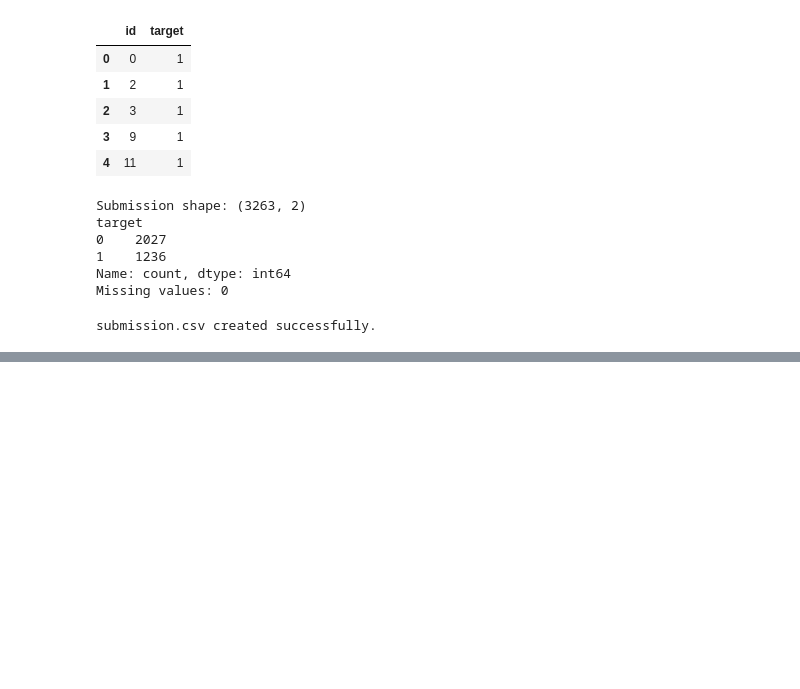
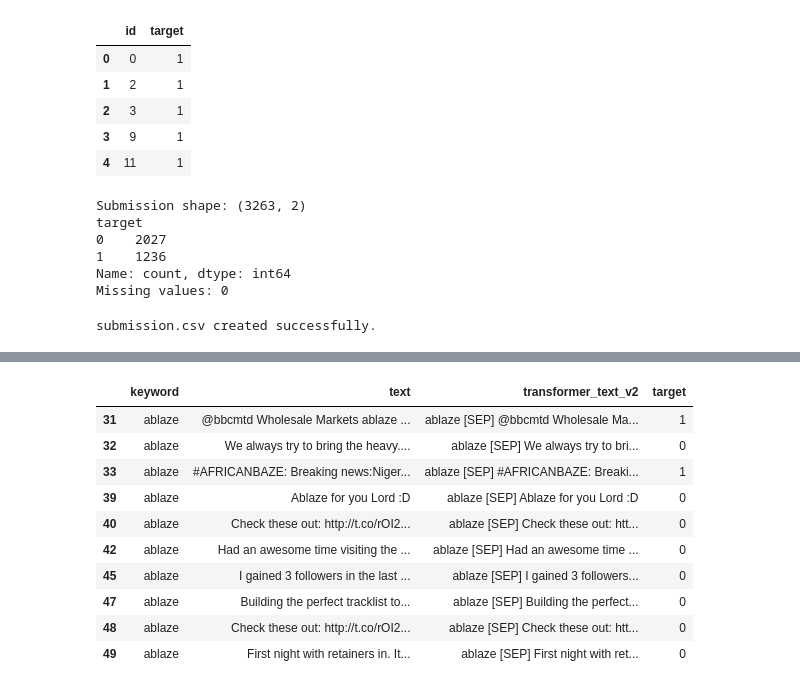
Before and after one commit to Kaviya-Balamurugan/disaster-tweets-nlp, a Jupyter notebook: notebooks/distilbert_disaster_tweets.ipynb, the cells around one changed output, grey strips where cells are left out. Saved outputs shown, nothing was run; the diff lists cells and outputs as text; code cells hidden in the pictures; blank space fills up the shorter version.

```diff
--- a/notebooks/distilbert_disaster_tweets.ipynb
+++ b/notebooks/distilbert_disaster_tweets.ipynb
@@ -769,0 +841,17 @@ submission.csv created successfully.
+# %%
+train_data.loc[
+    train_data["keyword"].notna(),
+    ["keyword", "text", "transformer_text_v2", "target"]
+].head(10)
+# %% [output]
+|  | keyword | text | transformer_text_v2 | target |
+| 31 | ablaze | @bbcmtd Wholesale Markets ablaze ... | ablaze [SEP] @bbcmtd Wholesale Ma... | 1 |
+| 32 | ablaze | We always try to bring the heavy.... | ablaze [SEP] We always try to bri... | 0 |
+| 33 | ablaze | #AFRICANBAZE: Breaking news:Niger... | ablaze [SEP] #AFRICANBAZE: Breaki... | 1 |
+| 39 | ablaze | Ablaze for you Lord :D | ablaze [SEP] Ablaze for you Lord :D | 0 |
+| 40 | ablaze | Check these out: http://t.co/rOI2... | ablaze [SEP] Check these out: htt... | 0 |
+| 42 | ablaze | Had an awesome time visiting the ... | ablaze [SEP] Had an awesome time ... | 0 |
+| 45 | ablaze | I gained 3 followers in the last ... | ablaze [SEP] I gained 3 followers... | 0 |
+| 47 | ablaze | Building the perfect tracklist to... | ablaze [SEP] Building the perfect... | 0 |
+| 48 | ablaze | Check these out: http://t.co/rOI2... | ablaze [SEP] Check these out: htt... | 0 |
+| 49 | ablaze | First night with retainers in. It... | ablaze [SEP] First night with ret... | 0 |
```
Also changed, not shown: parts of 34 cells of this notebook, 1 other file.
